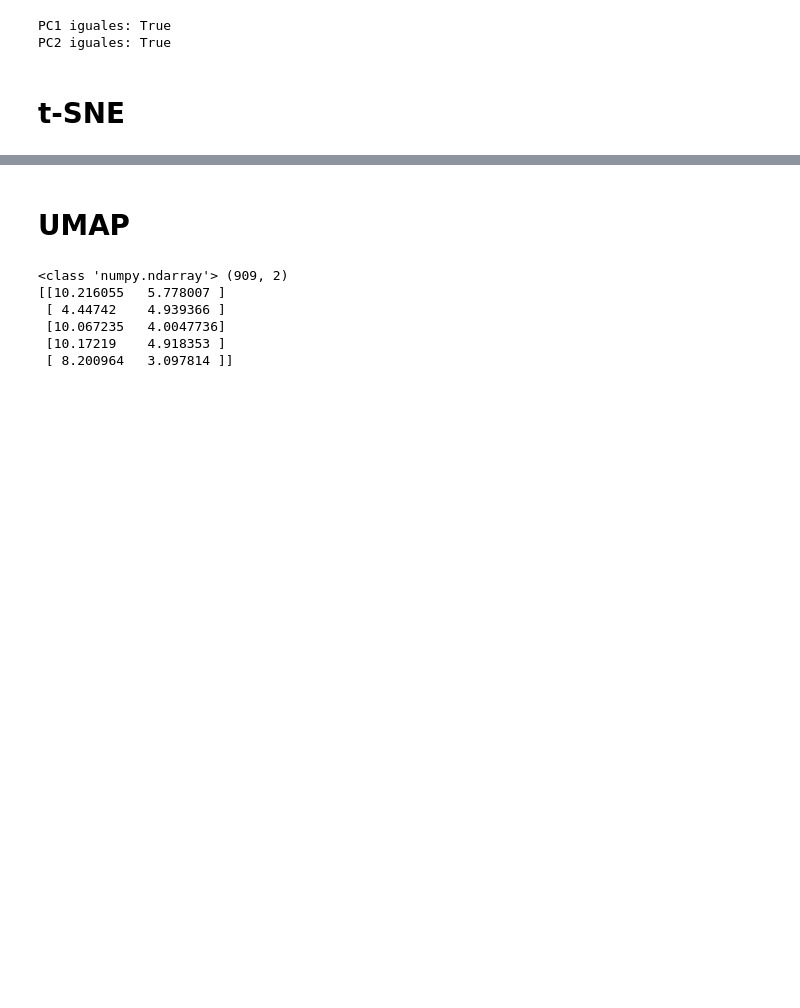
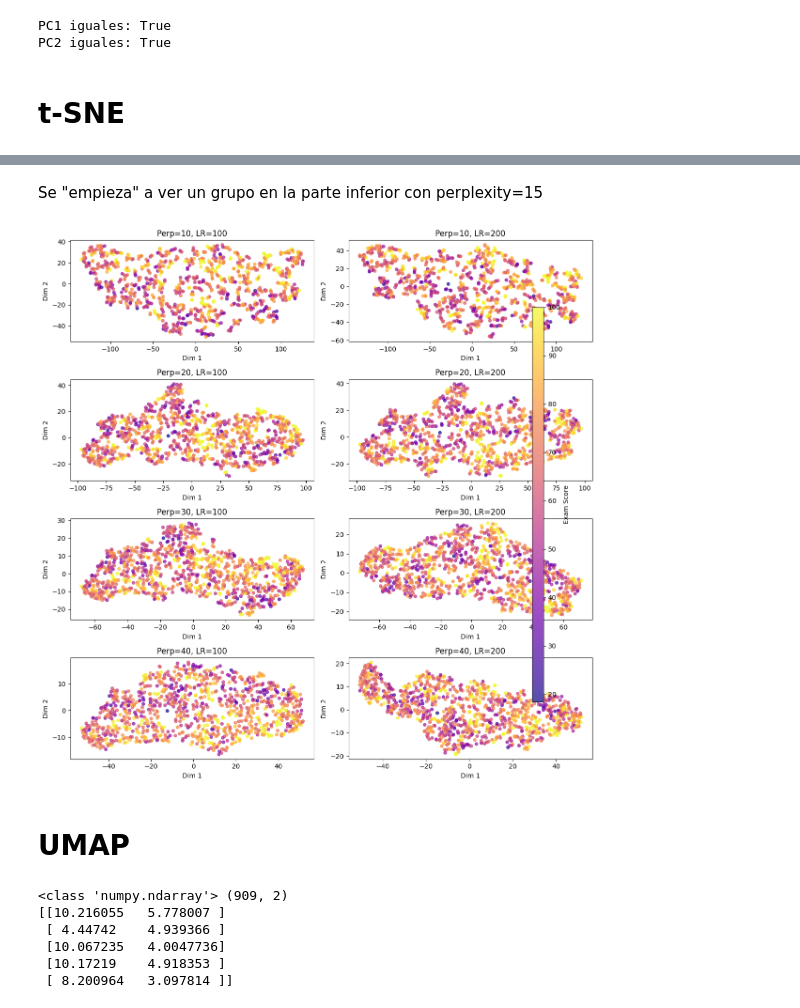
Before and after one commit to gapalfaro-cmyk/Proyecto-de-fin-de-modulo-6---Alfaro-Badillo-Cruz-Perez-Rupit, a Jupyter notebook: Modulo_VI_Equipo_15_Habits.ipynb, the cells around one changed output, grey strips where cells are left out. Drawn from its saved outputs; the diff is of its cells as text; code cells hidden in the pictures; blank space fills up the shorter version.

```diff
--- a/Modulo_VI_Equipo_15_Habits.ipynb
+++ b/Modulo_VI_Equipo_15_Habits.ipynb
@@ -491,3 +507,47 @@ plt.show()
+# %% [markdown]
+Se "empieza" a ver un grupo en la parte inferior con perplexity=15
+# %%
+X = df_habits_proc_nomiss.drop(columns=['exam_score'])
+
+# Valores a probar
+perplexities = [10, 20, 30, 40]
+learning_rates = [100, 200]
+
+# Crear figura con subplots
+fig, axes = plt.subplots(len(perplexities), len(learning_rates), figsize=(12, 12))
+
+for i, perp in enumerate(perplexities):
+    for j, lr in enumerate(learning_rates):
+        tsne = TSNE(
+            n_components=2,
+            perplexity=perp,
+            learning_rate=lr,
+            n_iter=3000,
+            random_state=42
+        )
+        X_tsne = tsne.fit_transform(X)
+
+        ax = axes[i, j]
+        scatter = ax.scatter(
+            X_tsne[:,0], X_tsne[:,1],
+            c=df_habits_proc_nomiss['exam_score'],
+            cmap='plasma', alpha=0.7, s=20
+        )
+        ax.set_title(f"Perp={perp}, LR={lr}")
+        ax.set_xlabel("Dim 1")
+        ax.set_ylabel("Dim 2")
+
+# Barra de colores compartida
+# Ajustar espacio para la barra de colores
+fig.subplots_adjust(right=0.85)  # deja espacio a la derecha
+cbar_ax = fig.add_axes([0.88, 0.15, 0.02, 0.7])  # posición [x, y, ancho, alto]
+fig.colorbar(scatter, cax=cbar_ax, label="Exam Score")
+
+
+plt.tight_layout()
+plt.show()
+# %% [output]
+[figure, added]
 # %% [markdown]
 # UMAP
 # %%
```
Also changed, not shown: parts of 2 cells of this notebook.
